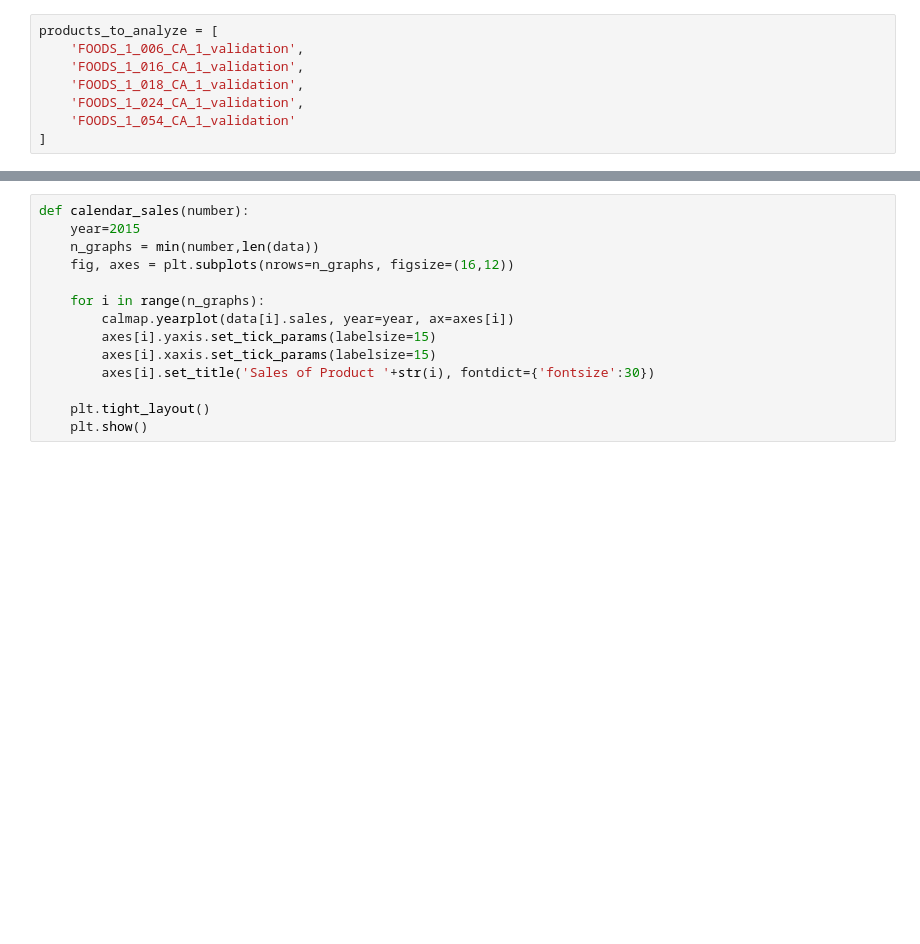
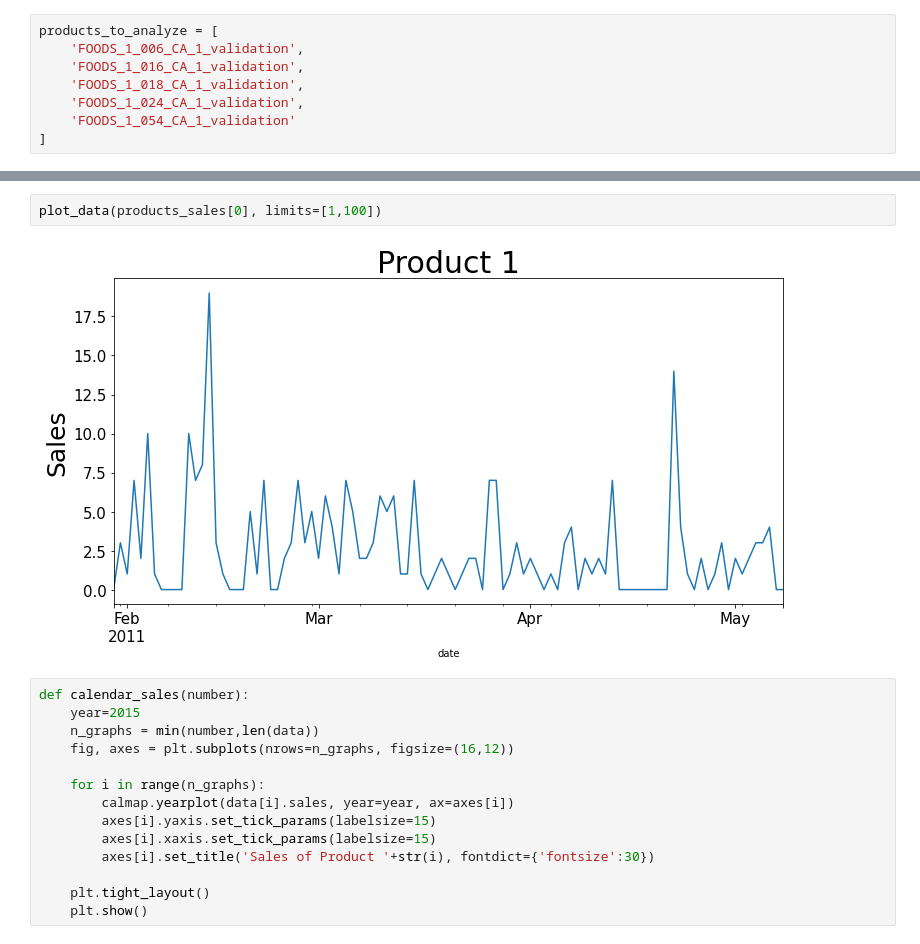
Before and after one commit to MolVlad/Data_Science_Skoltech_Coursework, a Jupyter notebook: Trees_Vlad.ipynb, the cells around one changed output, grey strips where cells are left out. Drawn from its saved outputs; the diff is of its cells as text; blank space fills up the shorter version.

```diff
--- a/Trees_Vlad.ipynb
+++ b/Trees_Vlad.ipynb
@@ -130,3 +125,7 @@ plot_data(products_to_analyze[0])
+# %%
+plot_data(products_sales[0], limits=[1,100])
+# %% [output]
+[figure, added]
 # %%
 def calendar_sales(number):
     year=2015
```
Also changed, not shown: parts of 73 cells of this notebook, 1 other file.
